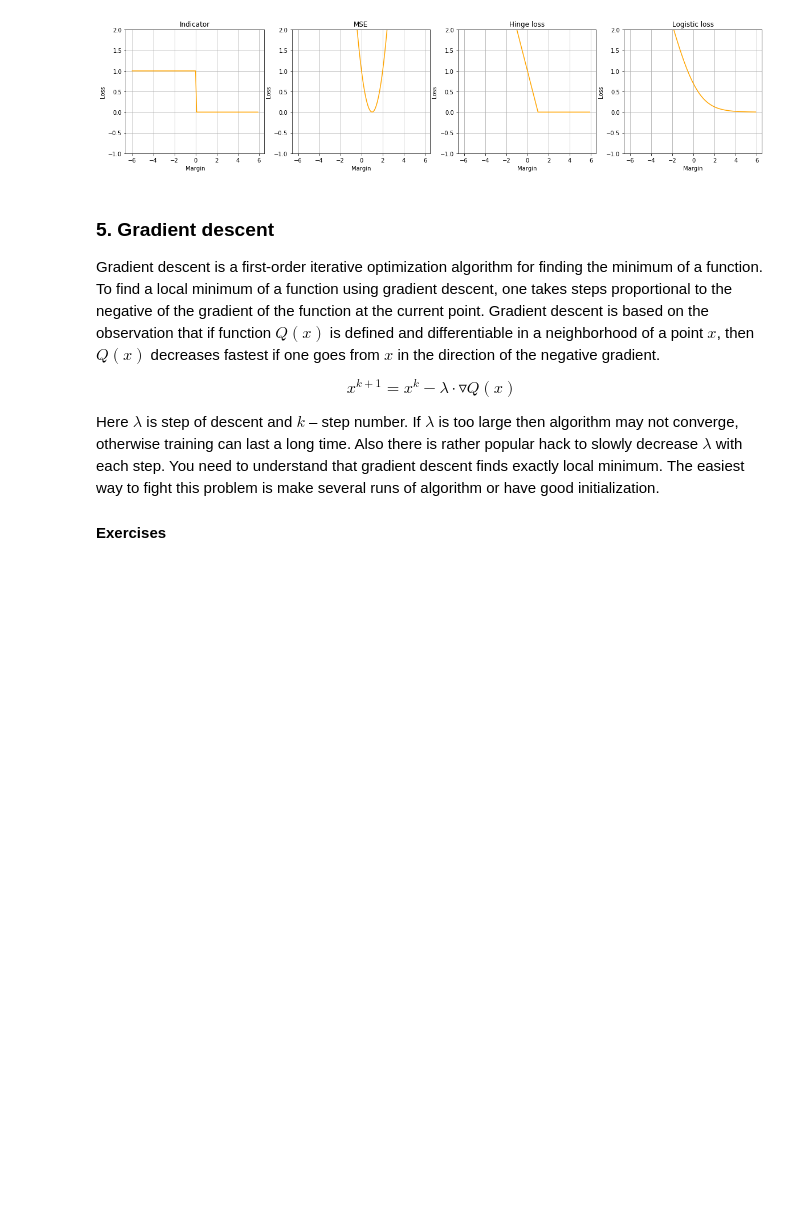
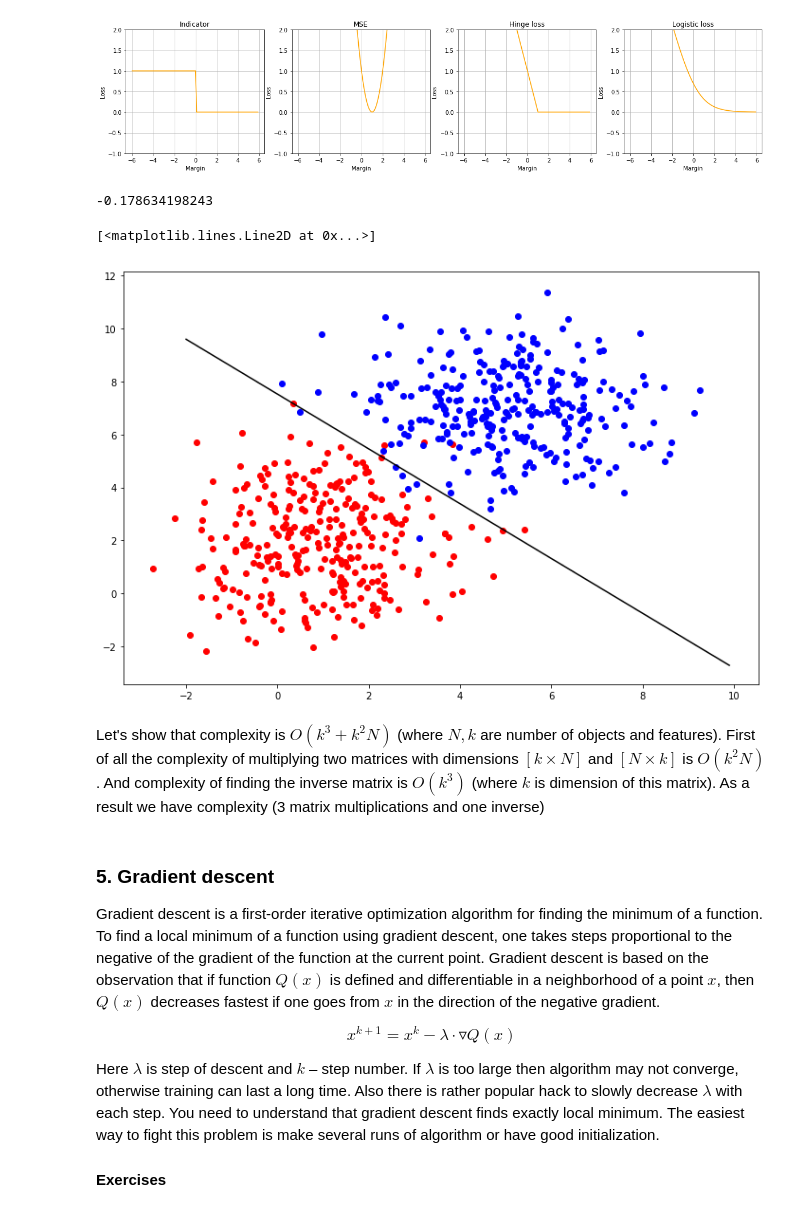
Before and after one commit to puhsu/renju, a Jupyter notebook: labs/lab-1.ipynb, the cells around one changed output. Saved outputs shown, nothing was run; the diff lists cells and outputs as text; code cells hidden in the pictures; blank space fills up the shorter version.

```diff
--- a/labs/lab-1.ipynb
+++ b/labs/lab-1.ipynb
@@ -255,6 +255,37 @@ plt.ylim(-1,2)
 # %% [output]
 (-1, 2)
 [figure]
+# %%
+np.random.seed(1231)
+
+red_points = np.random.multivariate_normal((1, 2), [[2, 0], [0, 3]], 300)
+blue_points = np.random.multivariate_normal((5, 7), [[2.3, 0], [0, 2]], 300)
+
+X_train = np.concatenate((red_points, blue_points), 0)
+y_train = np.concatenate((np.ones(red_points.shape[0]),
+                         -np.ones(blue_points.shape[0])), 0)
+
+features = np.column_stack((X_train, np.ones(X_train.shape[0])))
+weights = np.linalg.inv(features.T.dot(features)).dot(features.T).dot(y_train)
+
+print(weights[0])
+normal_vector = weights[:2]
+point = (-weights[2] / weights[0], 0)
+
+c = -normal_vector.dot(point)
+
+x = np.arange(-2, 10, .1)
+
+plt.figure(figsize=(12, 8))
+plt.scatter(red_points[:,0], red_points[:,1], color='red')
+plt.scatter(blue_points[:,0], blue_points[:,1], color='blue')
+plt.plot(x, -normal_vector[0]/normal_vector[1] * x - c/normal_vector[1], c='black', lw=1.5)
+# %% [output]
+-0.178634198243
+[<matplotlib.lines.Line2D at 0x...>]
+[figure, added]
+# %% [markdown]
+Let's show that complexity is $O(k^3 + k^2N)$ (where $N, k$ are number of objects and features). First of all the complexity of multiplying two matrices with dimensions $[k \times N]$ and $[N \times k]$ is $O(k^2N)$. And complexity of finding the inverse matrix is $O(k^3)$ (where $k$ is dimension of this matrix). As a result we have complexity (3 matrix multiplications and one inverse)
 # %% [markdown]
 ### 5. Gradient descent
 Gradient descent is a first-order iterative optimization algorithm for finding the minimum of a function. To find a local minimum of a function using gradient descent, one takes steps proportional to the negative of the gradient of the function at the current point. Gradient descent is based on the observation that if function $Q(x)$ is defined and differentiable in a neighborhood of a point $x$, then $Q(x)$ decreases fastest if one goes from $x$  in the direction of the negative gradient.
```
